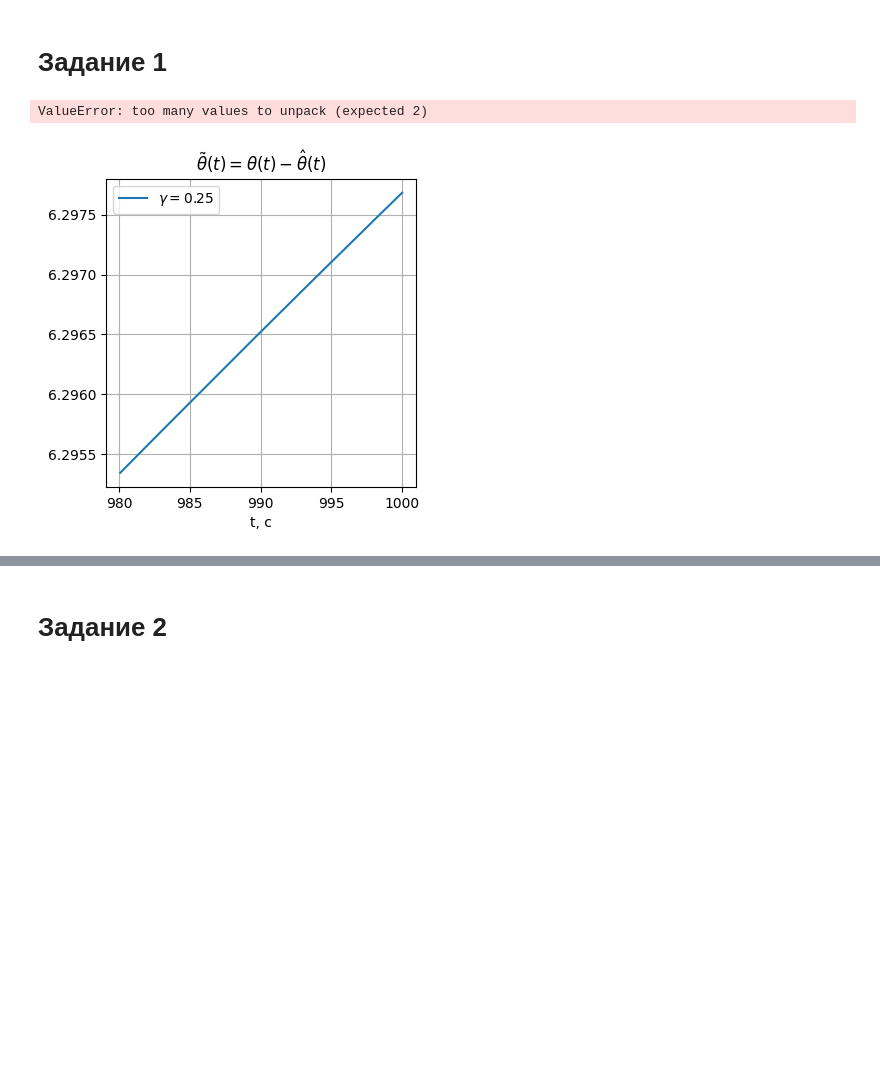
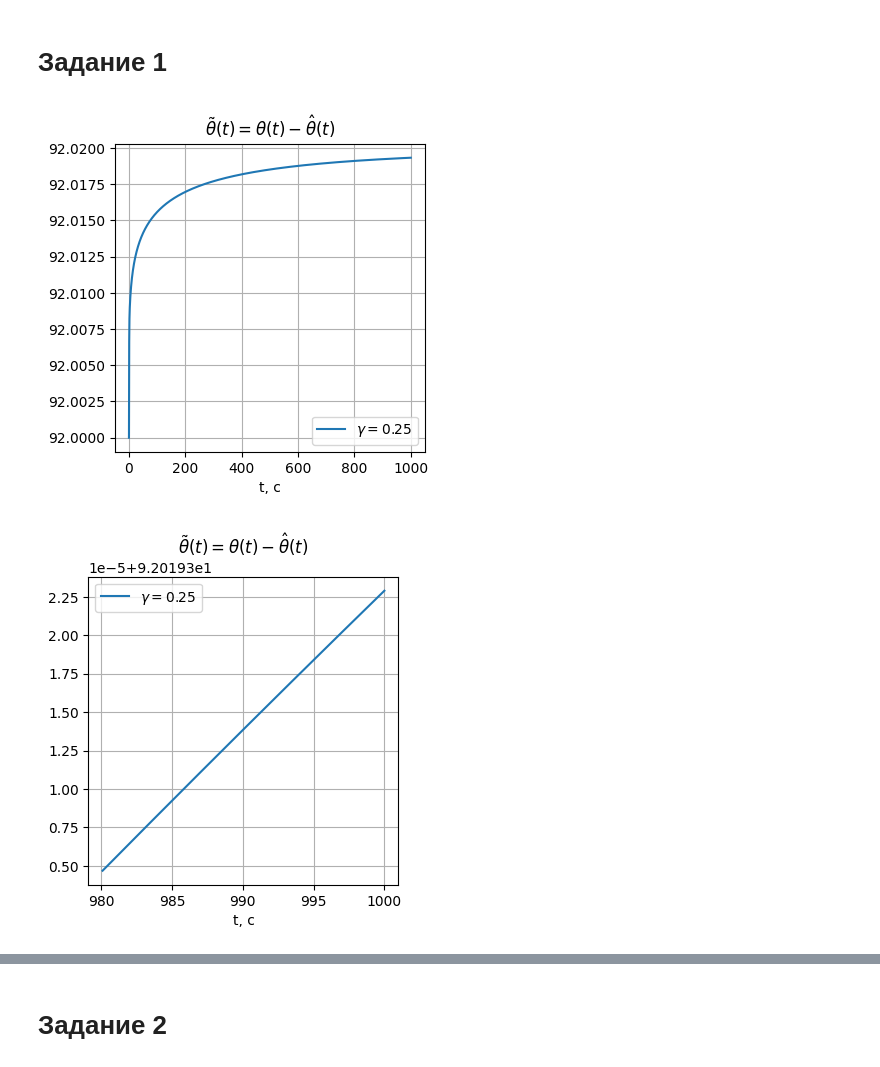
Before and after one commit to lalayants/adaptive-and-robust-control, a Jupyter notebook: 2/2.ipynb, the cells around one changed output, grey strips where cells are left out. Saved outputs shown, nothing was run; the diff lists cells and outputs as text; code cells hidden in the pictures; blank space fills up the shorter version.

```diff
--- a/2/2.ipynb
+++ b/2/2.ipynb
@@ -45,20 +45,20 @@ def system(t, y, lambda_, g_t, gamma, theta):
 # %%
 t_span = [0, 1000]
 num_points = 10 * t_span[-1]
-sol_1 = solve_ivp(system, t_span=t_span, t_eval=np.linspace(*t_span, num_points), y0=np.array([1, 1, 1]).T, args=(lambda_, g_t, gamma, theta))
+sol_1 = solve_ivp(system, t_span=t_span, t_eval=np.linspace(*t_span, num_points), y0=np.array([1, 1, 100]).T, args=(lambda_, g_t, gamma, theta))
 
 xm, x, theta_hat = sol_1.y
 t = sol_1.t
 
 plt.plot(sol_1.t, (theta_hat - theta), label=f'$\gamma = {gamma}$')
 
 plt.grid()
 plt.legend()
 plt.xlabel('t, c')
 plt.title('$\\tilde \\theta(t) = \\theta(t) - \\hat \\theta(t)$')
 plt.savefig(SAVE_PATH + '1_big_theta_e.png')
 # %% [output]
-ValueError: too many values to unpack (expected 2)
+[figure, added]
 # %%
 plt.plot(sol_1.t[-200:], (theta_hat - theta)[-200:], label=f'$\gamma = {gamma}$')
 
@@ -68,7 +68,7 @@ plt.xlabel('t, c')
 plt.title('$\\tilde \\theta(t) = \\theta(t) - \\hat \\theta(t)$')
 plt.savefig(SAVE_PATH + '1_small_theta_e.png')
 # %% [output]
-[figure, old version]
+[figure, new version]
 # %%
 plt.plot(sol_1.t, xm - x, label='$x_m - x$')
 # plt.plot(sol_xm.t, sol_xm.y[0], label='$x$')
```
Also changed, not shown: parts of 9 cells of this notebook, 1 other file.
